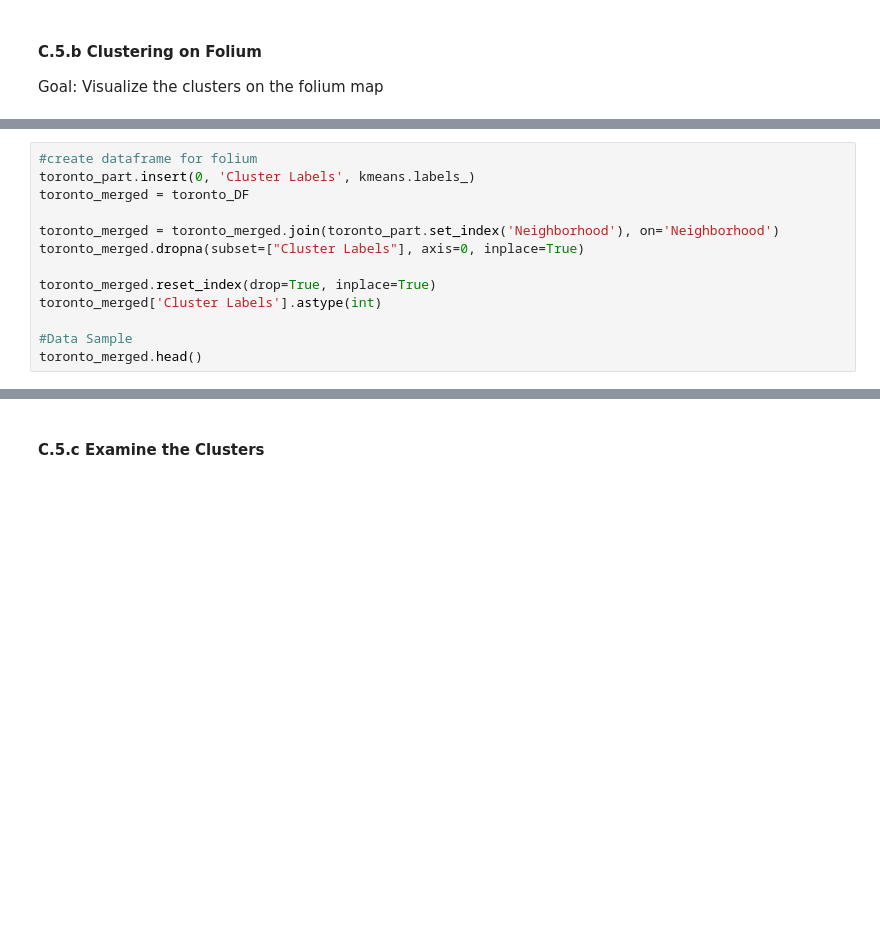
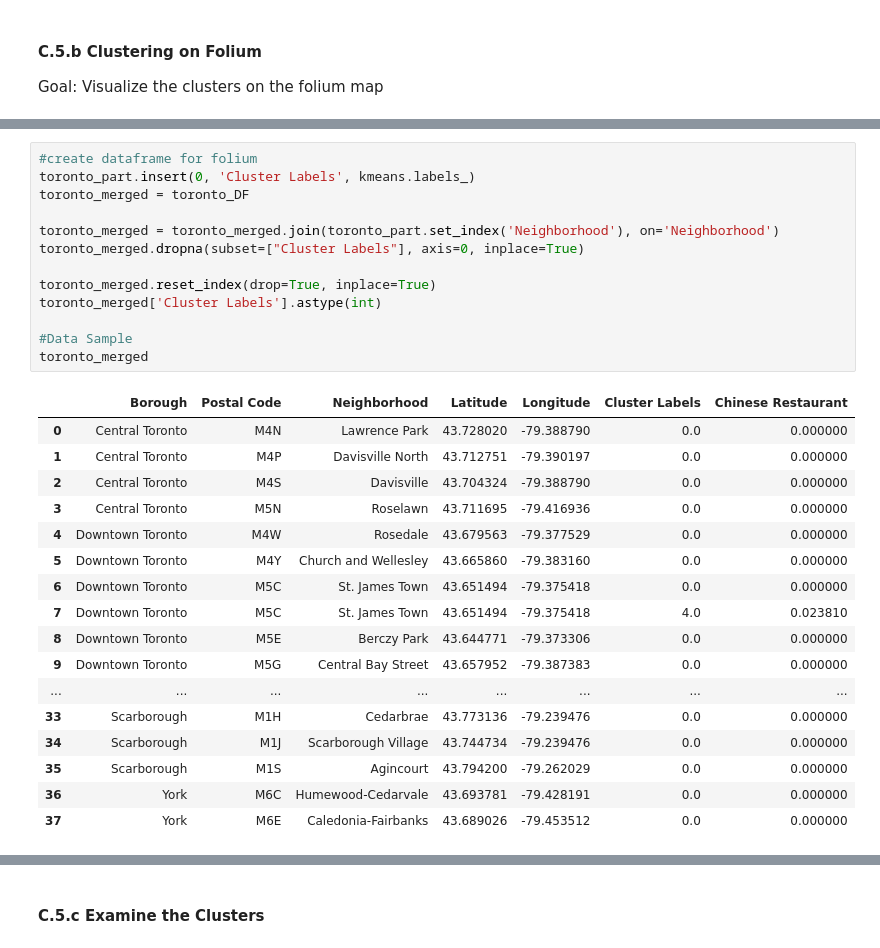
Before and after one commit to DangerNoodleWasTaken/Coursera_Capstone, a Jupyter notebook: Capstone Final Assignment.ipynb, the cells around one changed output, grey strips where cells are left out. Cells and saved outputs as stored; diff of their text form; blank space fills up the shorter version.

```diff
--- a/Capstone Final Assignment.ipynb
+++ b/Capstone Final Assignment.ipynb
@@ -746,16 +1058,34 @@ kmeans.labels_
 # %%
 #create dataframe for folium
 toronto_part.insert(0, 'Cluster Labels', kmeans.labels_)
 toronto_merged = toronto_DF
 
 toronto_merged = toronto_merged.join(toronto_part.set_index('Neighborhood'), on='Neighborhood')
 toronto_merged.dropna(subset=["Cluster Labels"], axis=0, inplace=True)
 
 toronto_merged.reset_index(drop=True, inplace=True)
 toronto_merged['Cluster Labels'].astype(int)
 
 #Data Sample
-toronto_merged.head()
+toronto_merged
+# %% [output]
+|  | Borough | Postal Code | Neighborhood | Latitude | Longitude | Cluster Labels | Chinese Restaurant |
+| 0 | Central Toronto | M4N | Lawrence Park | 43.728020 | -79.388790 | 0.0 | 0.000000 |
+| 1 | Central Toronto | M4P | Davisville North | 43.712751 | -79.390197 | 0.0 | 0.000000 |
+| 2 | Central Toronto | M4S | Davisville | 43.704324 | -79.388790 | 0.0 | 0.000000 |
+| 3 | Central Toronto | M5N | Roselawn | 43.711695 | -79.416936 | 0.0 | 0.000000 |
+| 4 | Downtown Toronto | M4W | Rosedale | 43.679563 | -79.377529 | 0.0 | 0.000000 |
+| 5 | Downtown Toronto | M4Y | Church and Wellesley | 43.665860 | -79.383160 | 0.0 | 0.000000 |
+| 6 | Downtown Toronto | M5C | St. James Town | 43.651494 | -79.375418 | 0.0 | 0.000000 |
+| 7 | Downtown Toronto | M5C | St. James Town | 43.651494 | -79.375418 | 4.0 | 0.023810 |
+| 8 | Downtown Toronto | M5E | Berczy Park | 43.644771 | -79.373306 | 0.0 | 0.000000 |
+| 9 | Downtown Toronto | M5G | Central Bay Street | 43.657952 | -79.387383 | 0.0 | 0.000000 |
+| ... | ... | ... | ... | ... | ... | ... | ... |
+| 33 | Scarborough | M1H | Cedarbrae | 43.773136 | -79.239476 | 0.0 | 0.000000 |
+| 34 | Scarborough | M1J | Scarborough Village | 43.744734 | -79.239476 | 0.0 | 0.000000 |
+| 35 | Scarborough | M1S | Agincourt | 43.794200 | -79.262029 | 0.0 | 0.000000 |
+| 36 | York | M6C | Humewood-Cedarvale | 43.693781 | -79.428191 | 0.0 | 0.000000 |
+| 37 | York | M6E | Caledonia-Fairbanks | 43.689026 | -79.453512 | 0.0 | 0.000000 |
 # %%
 #create folium map
 import matplotlib.cm as cm
```
Also changed, not shown: parts of 41 cells of this notebook.
